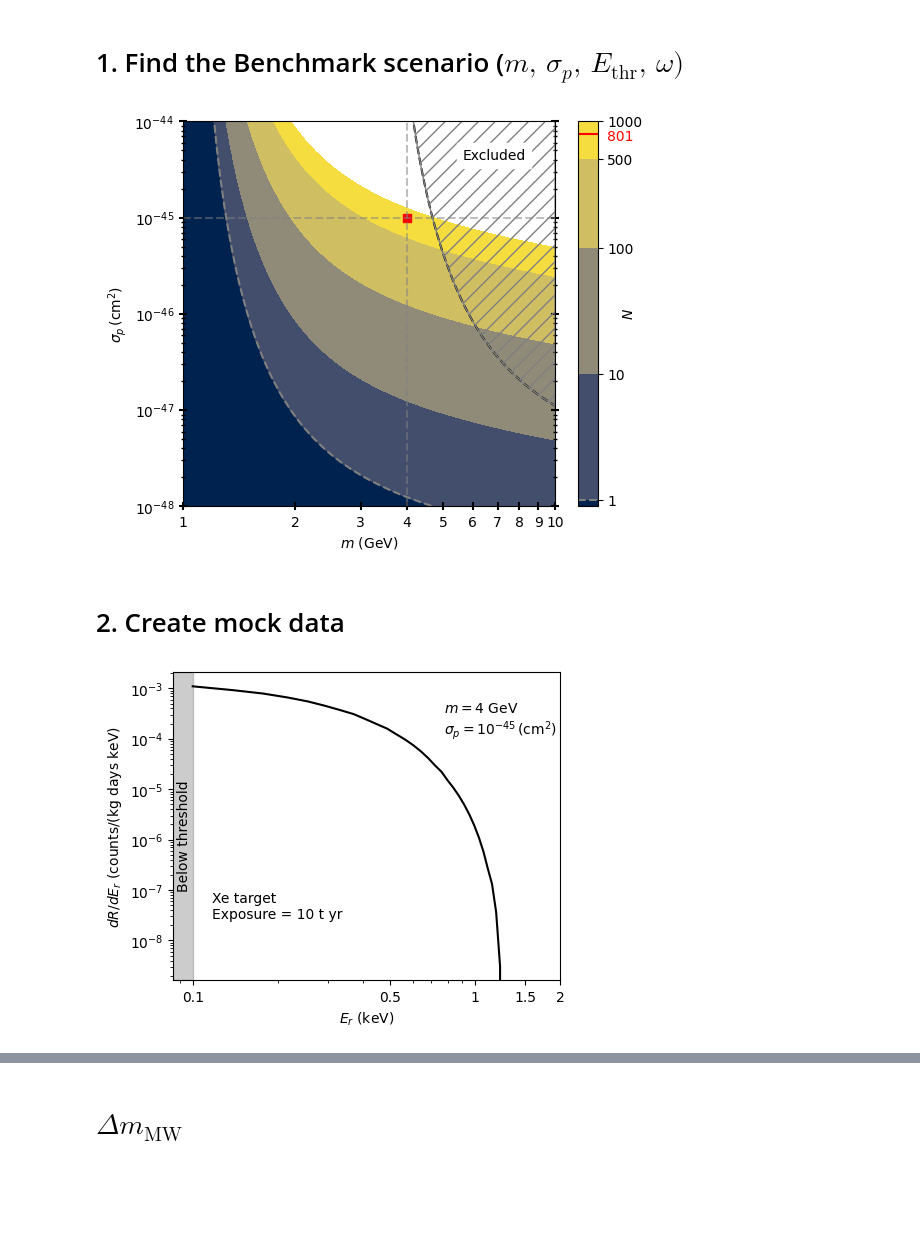
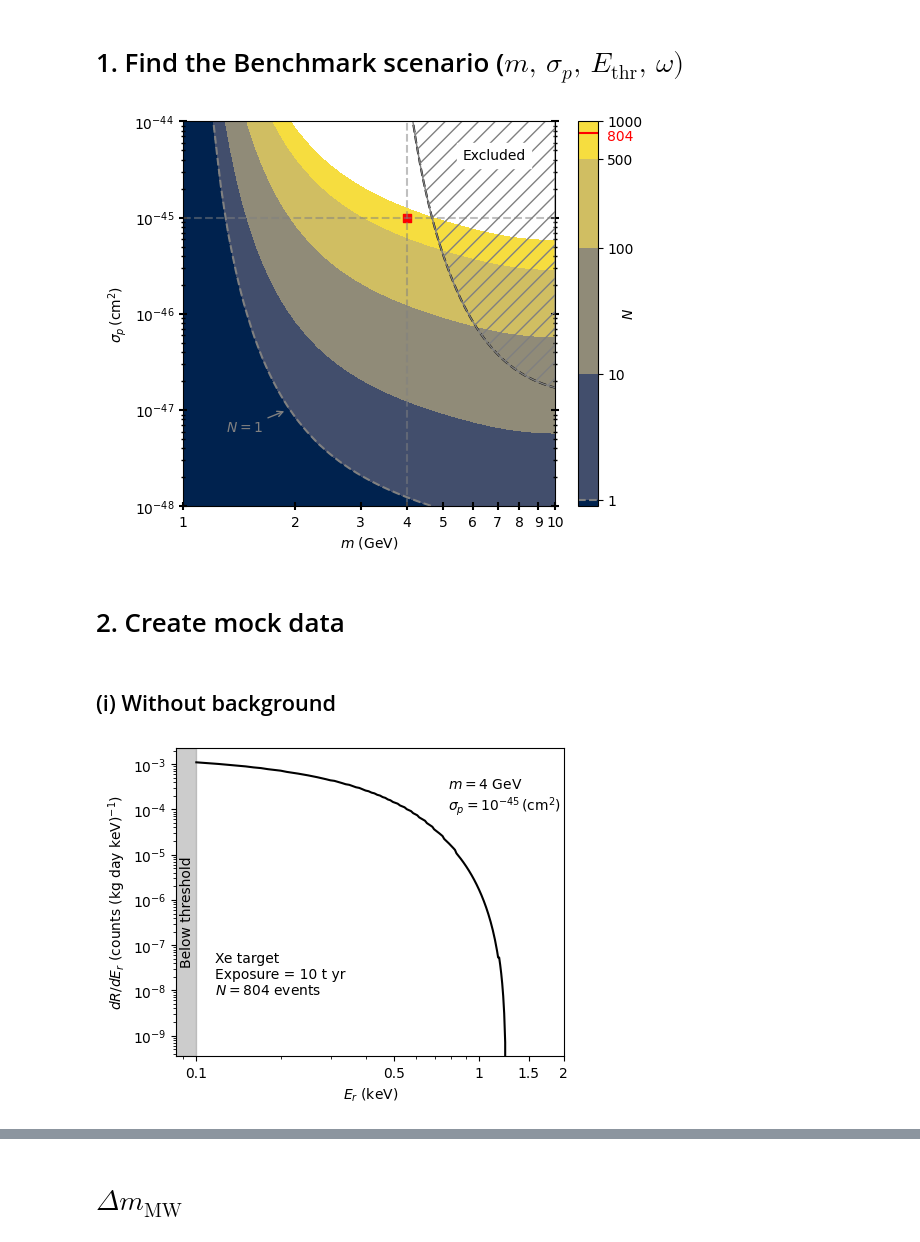
Before and after one commit to Manush19/MWlocalDM, a Jupyter notebook: Notebooks/Nuclear_recoil.ipynb, the cells around one changed output, grey strips where cells are left out. Cells and saved outputs as stored; diff of their text form; code cells hidden in the pictures; blank space fills up the shorter version.

```diff
--- a/Notebooks/Nuclear_recoil.ipynb
+++ b/Notebooks/Nuclear_recoil.ipynb
@@ -78,35 +80,45 @@ ax.plot([m,m],[1e-48,1e-44], c = 'grey', ls = '--', alpha = 0.5)
 ax.plot([1,10], [sp,sp], c = 'grey', ls = '--', alpha = 0.5);
 
 Ntot = nr.totN(m, sp, E = nr.E, Ethr = 0.1, ω = 10)
+
 cbar.ax.plot([0, 1], [Ntot, Ntot], color='red', linewidth=1.5)
 cbar.ax.plot([0, 1], [1, 1], color='grey', linewidth=1.5, ls = '--')
 cbar.ax.text(1.5, Ntot-100, '%i'%Ntot, color = 'r')
-cbar.set_label('$N$', labelpad = -15);
+cbar.set_label('$N$', labelpad = -15)
+
+ax.annotate('$N = 1$', xy=(1.9, 1e-47), xytext=(1.3, 6e-48), color = 'grey',
+            arrowprops=dict(arrowstyle='->',color = 'grey'));
 
 plt.savefig('../Output/figures/nuclear/Exclusion_limit.png', bbox_inches = 'tight', dpi = 300)
 # %% [output]
-[figure, old version]
+[figure, new version]
 # %% [markdown]
 # 2. Create mock data
+# %% [markdown]
+## (i) Without background
 # %%
 #differntial recoil plot
-nr = Nr('Xe', mwd['vE'], mwd['vdfE_50'], p50(mwd['vescs']), p50(mwd['vcircs']), rhosun = p50(mwd['rhosuns']), E = np.linspace(0.1, 2, 50))
-mdm0, σp0 = 4.0, 1e-45
+nr = Nr('Xe', mwd['vE'], mwd['vdfE_50'], p50(mwd['vescs']), p50(mwd['vcircs']), rhosun = p50(mwd['rhosuns']), Ethr = 0.1, Eroi = 10.0, ω = 10.0)
+m, sp = 4.0, 1e-45
+# print (f'Ntot = {int(nr.totN(m, sp, E = nr.E, ω = 10, Ethr = 0.1))}')
+
+bins = np.linspace(0.1, 2.0, 20)
 # %%
 fig, ax = plt.subplots(figsize = (5,4))
-ax.plot(nr.E, nr.diffRate(mdm0, σp0, nr.E), c = 'k')
+ax.plot(nr.E, nr.diffRate(m, sp), c = 'k')
 ax.set_xscale('log')
 ax.set_yscale('log')
 ax.set_xlim(0.085,2)
 ylim = ax.get_ylim()
 ax.fill_betweenx(ylim, 0.1, 0, color = 'grey', alpha = 0.4)
 ax.set_ylim(ylim)
 ax.text(0.01, 0.3, 'Below threshold', size = 10, rotation = 90, transform = ax.transAxes)
 ax.set_xlabel('$E_r$ (keV)')
-ax.set_ylabel('$dR/dE_r$ (counts/(kg days keV)')
+ax.set_ylabel('$dR/dE_r$ (counts (kg day keV)$^{-1}$)')
 ax.text(0.7, 0.8, '$m = 4$ GeV \n$\sigma_p = 10^{-45} \, (\mathrm{cm}^2)$', transform = ax.transAxes)
-ax.text(0.1, 0.2, 'Xe target \nExposure = 10 t yr', transform = ax.transAxes)
+ax.text(0.1, 0.2, f'Xe target \nExposure = 10 t yr \n$N = {int(nr.totN(m, sp))}$ events', transform = ax.transAxes)
 ax.set_xticks([0.1, 0.5, 1, 1.5, 2], [0.1, 0.5, 1, 1.5, 2]);
-plt.savefig('../Output/figures/nuclear/Differential_recoil.png',bbox_inches = 'tight', dpi = 300)
+
+plt.savefig('../Output/figures/nuclear/Differential_recoil_sg.png',bbox_inches = 'tight', dpi = 300)
 # %% [output]
-[figure, old version]
+[figure, new version]
```
Also changed, not shown: parts of 12 cells of this notebook, 38 other files.
